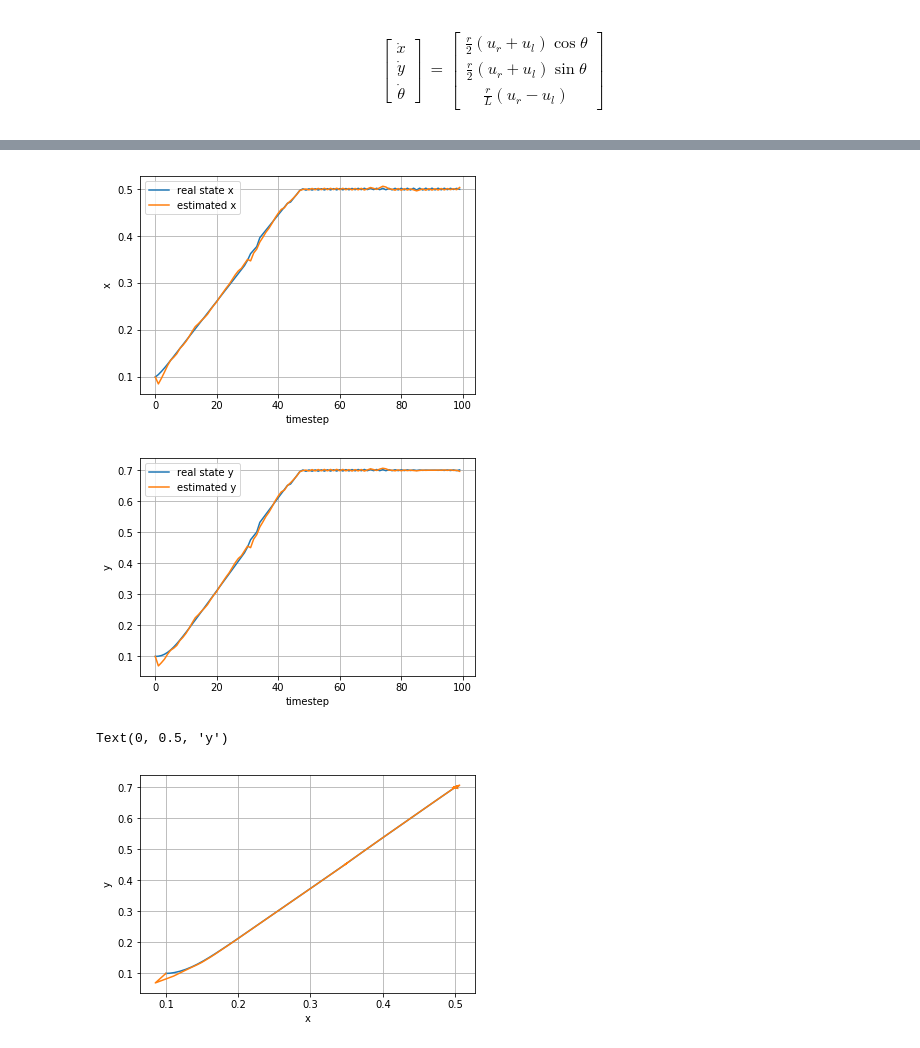
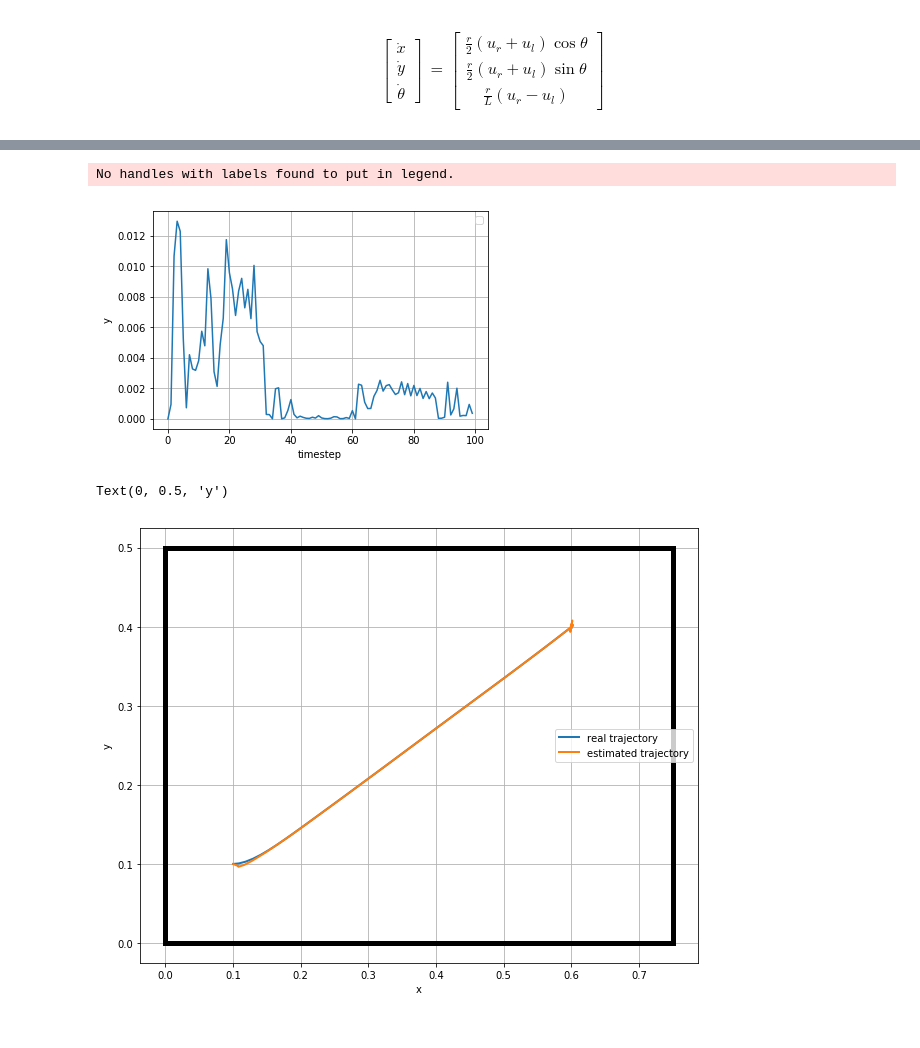
Before and after one commit to buntonj/Computational_Robotics_Lab_3, a Jupyter notebook: LAB 3.ipynb, the cells around one changed output, grey strips where cells are left out. Saved outputs shown, nothing was run; the diff lists cells and outputs as text; code cells hidden in the pictures.

```diff
--- a/LAB 3.ipynb
+++ b/LAB 3.ipynb
@@ -30,9 +30,9 @@ radian_vel_limit = 2*np.pi
 radian_input_limit = 2*np.pi
 
 op_space_xmin = 0.
-op_space_xmax = 2.
+op_space_xmax = 0.75
 op_space_ymin = 0.
-op_space_ymax = 2.
+op_space_ymax = 0.5
 
 V_max = 2*np.pi*r # maximum forward velocity in any direction
 
@@ -173,9 +173,13 @@ def plot_trajectory(x,y):
     f = plt.figure(figsize=(10,10))
     ax = plt.subplot(111)
     steps = np.shape(x)[1]
-    ax.scatter(x[0,0],x[1,0],marker='s',color='green',s=1000) # plot green square at initial point
+    ax.scatter(x[0,0],x[1,0],marker='*',color='green',s=800) # plot green square at initial point
     ax.plot(x[0,0:steps],x[1,0:steps])
-    for hop in range(0,steps,20):
+    ax.plot([op_space_xmin,op_space_xmax],[0,0],color='black',linewidth=5)
+    ax.plot([op_space_xmin,op_space_xmax],[op_space_ymax,op_space_ymax],color='black',linewidth=5)
+    ax.plot([0,0],[op_space_ymin,op_space_ymax],color='black',linewidth=5)
+    ax.plot([op_space_xmax,op_space_xmax],[op_space_ymin,op_space_ymax],color='black',linewidth=5)
+    for hop in range(0,steps,5):
         ax.quiver(x[0,hop],x[1,hop],np.cos(x[2,hop]),np.sin(x[2,hop]))
 
         par_point = np.array([np.cos(x[2,hop])*y[2,hop]+x[0,hop], np.sin(x[2,hop])*y[2,hop]+x[1,hop]])
@@ -186,12 +190,18 @@ def plot_trajectory(x,y):
         ax.plot(perp_line[:,0],perp_line[:,1],color='blue',alpha=0.4)
 # %%
 x_0 = np.array([0.2,0.2,np.pi/2.,0,0])
-x_d = np.array([0.8,0.8,0,0,0])
-t = 6.0
+x_d = np.array([[0.4,0.1,0,0,0],
+                [0.6,0.4,0,0,0],
+                [0.2,0.4,0,0,0]])
+t = 2.0
 
 #print(delta_angle(x_0,x_d)/np.pi)
 
-(x,y,u) = t_sec_trajectory(x_0,x_d,t)
-
+(x1,y1,_) = t_sec_trajectory(x_0,x_d[0,:],t)
+(x2,y2,_) = t_sec_trajectory(x1[:,-1],x_d[1,:],t)
+(x3,y3,_) = t_sec_trajectory(x2[:,-1],x_d[2,:],t)
+x = np.concatenate((x1,x2,x3),axis=1)
+y = np.concatenate((y1,y2,y3),axis=1)
 plot_trajectory(x,y)
+plt.savefig('measurements_with_noise.png')
 # %% [output]
@@ -199,6 +209,6 @@ plot_trajectory(x,y)
 # %%
-x_0 = np.array([1.5,0.1,0,0,0])
-x_d = np.array([0.5,1.8,0,0,0])
+x_0 = np.array([0.1,0.1,0,0,0])
+x_d = np.array([0.6,0.4,0,0,0])
 #P_0 = np.zeros([5,5])
 P_0 = np.diag(0.001*np.ones(5))
 
@@ -285,10 +295,12 @@ for t in range(1,steps):
     state_cov += process_noise_covariance
     output_cov += output_noise_covariance
     #print('computed new covariances in %s seconds' %(time.time()-start))
+
     #true evolution of state
     real_u = compute_input(real_x[:,t-1],x_d)
     real_x[:,t],real_z[:,t] = t_sec_trajectory_quick(real_x[:,t-1],x_d,delta_t)
     print('REAL STATE at time %s : %s' %(t,real_x[:,t]))
+
     start = time.time()
     K = np.matmul(cross_cov,np.linalg.inv(output_cov))
     sigma_points[:,0,t] = avg_state + np.matmul(K,real_z[:,t]-avg_output)
@@ -350,29 +379,28 @@ plt.show()
 # %%
-plt.plot(real_x[0,:],label='real state x')
-plt.plot(sigma_points[0,0,:],label='estimated x')
+#plt.plot(real_x[1,:],label='real state y')
+#plt.plot(sigma_points[1,0,:],label='estimated y')
+plt.plot(abs(real_x[0,:]-sigma_points[0,0,:]))
 plt.xlabel('timestep')
-plt.ylabel('x')
+plt.ylabel('y')
 plt.legend()
 plt.grid()
 plt.show()
 # %% [output]
+No handles with labels found to put in legend.
-[figure, old version]
+[figure, new version]
-# %%
-plt.plot(real_x[1,:],label='real state y')
-plt.plot(sigma_points[1,0,:],label='estimated y')
-plt.xlabel('timestep')
-plt.ylabel('y')
-plt.legend()
-plt.grid()
-plt.show()
-# %% [output]
-[figure, removed]
 # %%
-plt.plot(real_x[0,:],real_x[1,:],label='real trajectory')
-plt.plot(sigma_points[0,0,:],sigma_points[1,0,:],label='estimated trajectory')
+fig = plt.figure(figsize=(10,8))
+ax = plt.subplot()
+ax.plot(real_x[0,:],real_x[1,:],label='real trajectory',linewidth=2)
+ax.plot(sigma_points[0,0,:],sigma_points[1,0,:],label='estimated trajectory',linewidth=2)
+ax.plot([op_space_xmin,op_space_xmax],[0,0],color='black',linewidth=5)
+ax.plot([op_space_xmin,op_space_xmax],[op_space_ymax,op_space_ymax],color='black',linewidth=5)
+ax.plot([0,0],[op_space_ymin,op_space_ymax],color='black',linewidth=5)
+ax.plot([op_space_xmax,op_space_xmax],[op_space_ymin,op_space_ymax],color='black',linewidth=5)
 plt.grid()
+plt.legend()
 plt.xlabel('x')
 plt.ylabel('y')
 # %% [output]
 Text(0, 0.5, 'y')
-[figure, old version]
+[figure, new version]
```
Also changed, not shown: parts of 8 cells of this notebook.
